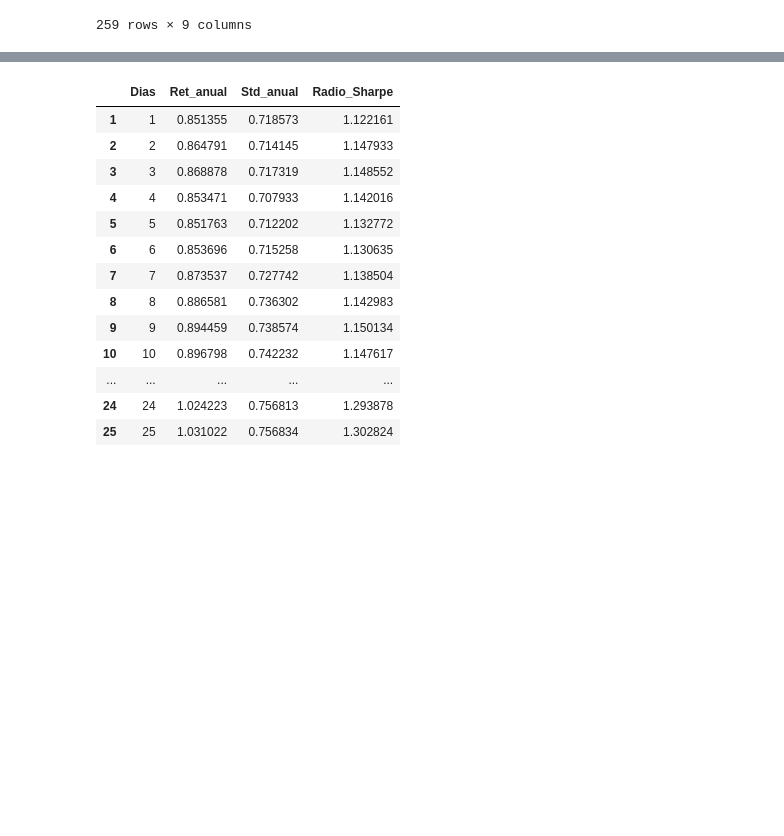
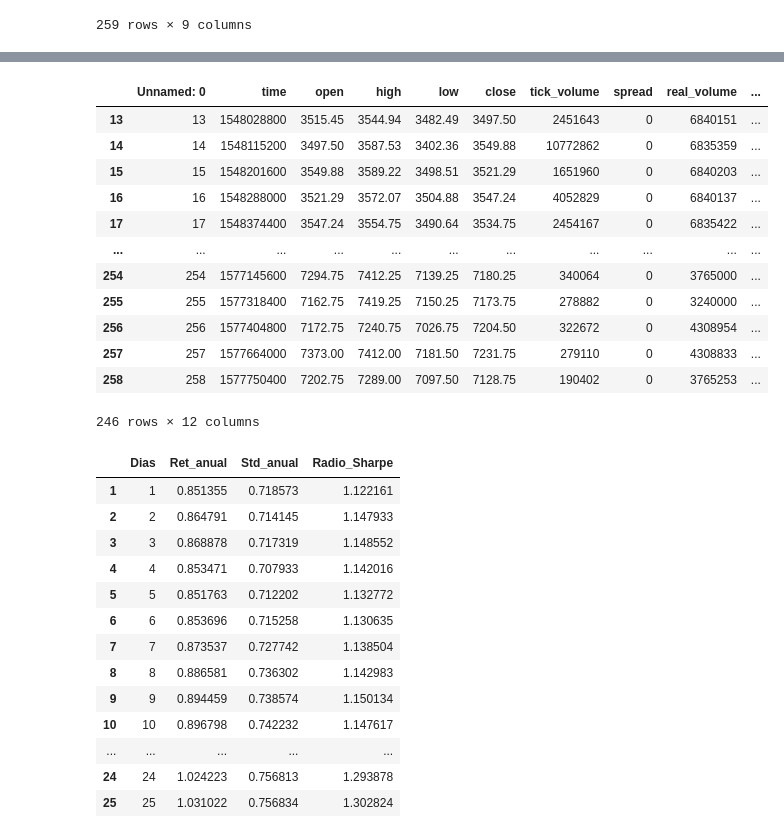
Before and after one commit to Miguel-Morrill/MyST_LAB_5_E2, a Jupyter notebook: LAB5Pruebas.ipynb, the cells around one changed output, grey strips where cells are left out. Cells and saved outputs as stored; diff of their text form; code cells hidden in the pictures; blank space fills up the shorter version.

```diff
--- a/LAB5Pruebas.ipynb
+++ b/LAB5Pruebas.ipynb
@@ -62,0 +91,17 @@ Name: close, Length: 259, dtype: float64
+# %%
+data_ES2 = tec2(data_E)
+data_ES2.dropna()
+# %% [output]
+|  | Unnamed: 0 | time | open | high | low | close | tick_volume | spread | real_volume | ... |
+| 13 | 13 | 1548028800 | 3515.45 | 3544.94 | 3482.49 | 3497.50 | 2451643 | 0 | 6840151 | ... |
+| 14 | 14 | 1548115200 | 3497.50 | 3587.53 | 3402.36 | 3549.88 | 10772862 | 0 | 6835359 | ... |
+| 15 | 15 | 1548201600 | 3549.88 | 3589.22 | 3498.51 | 3521.29 | 1651960 | 0 | 6840203 | ... |
+| 16 | 16 | 1548288000 | 3521.29 | 3572.07 | 3504.88 | 3547.24 | 4052829 | 0 | 6840137 | ... |
+| 17 | 17 | 1548374400 | 3547.24 | 3554.75 | 3490.64 | 3534.75 | 2454167 | 0 | 6835422 | ... |
+| ... | ... | ... | ... | ... | ... | ... | ... | ... | ... | ... |
+| 254 | 254 | 1577145600 | 7294.75 | 7412.25 | 7139.25 | 7180.25 | 340064 | 0 | 3765000 | ... |
+| 255 | 255 | 1577318400 | 7162.75 | 7419.25 | 7150.25 | 7173.75 | 278882 | 0 | 3240000 | ... |
+| 256 | 256 | 1577404800 | 7172.75 | 7240.75 | 7026.75 | 7204.50 | 322672 | 0 | 4308954 | ... |
+| 257 | 257 | 1577664000 | 7373.00 | 7412.00 | 7181.50 | 7231.75 | 279110 | 0 | 4308833 | ... |
+| 258 | 258 | 1577750400 | 7202.75 | 7289.00 | 7097.50 | 7128.75 | 190402 | 0 | 3765253 | ... |
+246 rows × 12 columns
```
Also changed, not shown: parts of 8 cells of this notebook, 1 other file.
